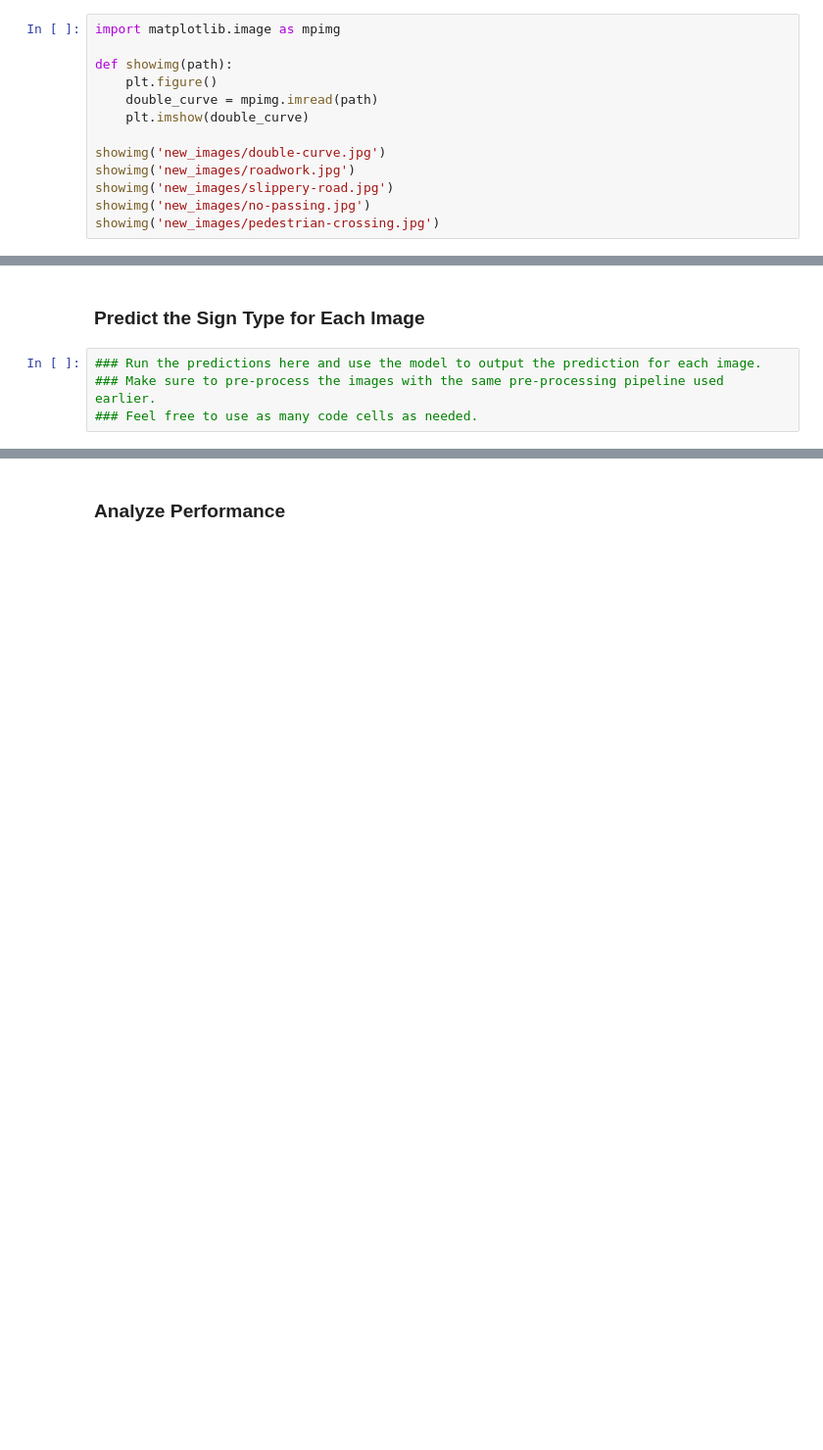
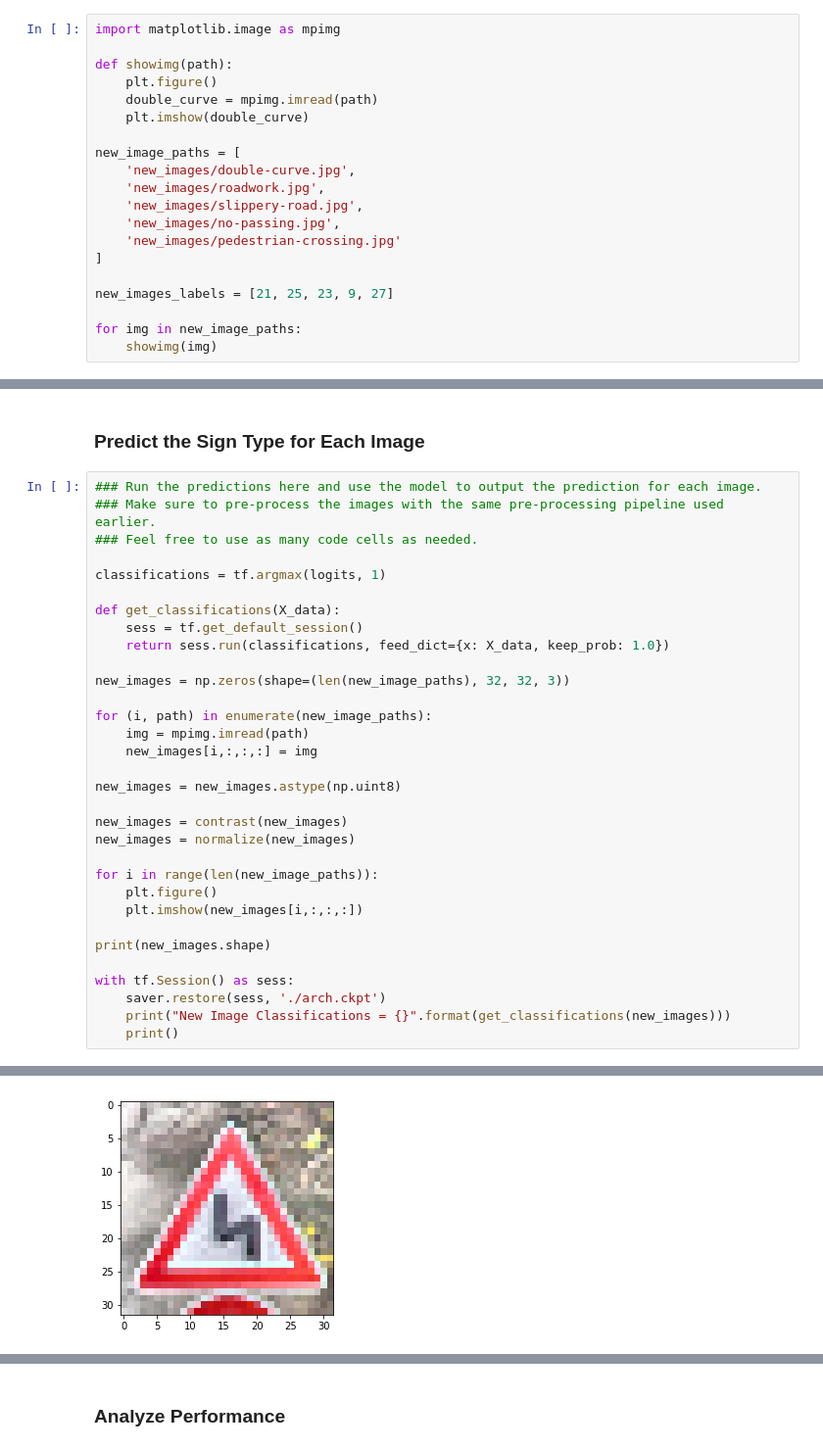
Before and after one commit to spillow/CarND-Traffic-Sign-Classifier-Project, a Jupyter notebook: Traffic_Sign_Classifier.ipynb, the cells around one changed output, grey strips where cells are left out. Shown: that part at 98% size. Drawn from its saved outputs; the diff is of its cells as text; blank space fills up the shorter version.

```diff
--- a/Traffic_Sign_Classifier.ipynb
+++ b/Traffic_Sign_Classifier.ipynb
@@ -408,11 +408,18 @@ def showimg(path):
     double_curve = mpimg.imread(path)
     plt.imshow(double_curve)
 
-showimg('new_images/double-curve.jpg')
-showimg('new_images/roadwork.jpg')
-showimg('new_images/slippery-road.jpg')
-showimg('new_images/no-passing.jpg')
-showimg('new_images/pedestrian-crossing.jpg')
+new_image_paths = [
+    'new_images/double-curve.jpg',
+    'new_images/roadwork.jpg',
+    'new_images/slippery-road.jpg',
+    'new_images/no-passing.jpg',
+    'new_images/pedestrian-crossing.jpg'
+]
+
+new_images_labels = [21, 25, 23, 9, 27]
+
+for img in new_image_paths:
+    showimg(img)
 # %% [output]
 [figure]
 [figure]
@@ -425,3 +432,32 @@ showimg('new_images/pedestrian-crossing.jpg')
 ### Run the predictions here and use the model to output the prediction for each image.
 ### Make sure to pre-process the images with the same pre-processing pipeline used earlier.
 ### Feel free to use as many code cells as needed.
+
+classifications = tf.argmax(logits, 1)
+
+def get_classifications(X_data):
+    sess = tf.get_default_session()
+    return sess.run(classifications, feed_dict={x: X_data, keep_prob: 1.0})
+
+new_images = np.zeros(shape=(len(new_image_paths), 32, 32, 3))
+
+for (i, path) in enumerate(new_image_paths):
+    img = mpimg.imread(path)
+    new_images[i,:,:,:] = img
+
+new_images = new_images.astype(np.uint8)
+
+new_images = contrast(new_images)
+new_images = normalize(new_images)
+
+for i in range(len(new_image_paths)):
+    plt.figure()
+    plt.imshow(new_images[i,:,:,:])
+
+print(new_images.shape)
+
+with tf.Session() as sess:
+    saver.restore(sess, './arch.ckpt')
+    print("New Image Classifications = {}".format(get_classifications(new_images)))
+    print()
+# %% [output]
@@ -427,0 +466 @@ showimg('new_images/pedestrian-crossing.jpg')
+[figure, added]
```
Also changed, not shown: parts of 3 cells of this notebook.
